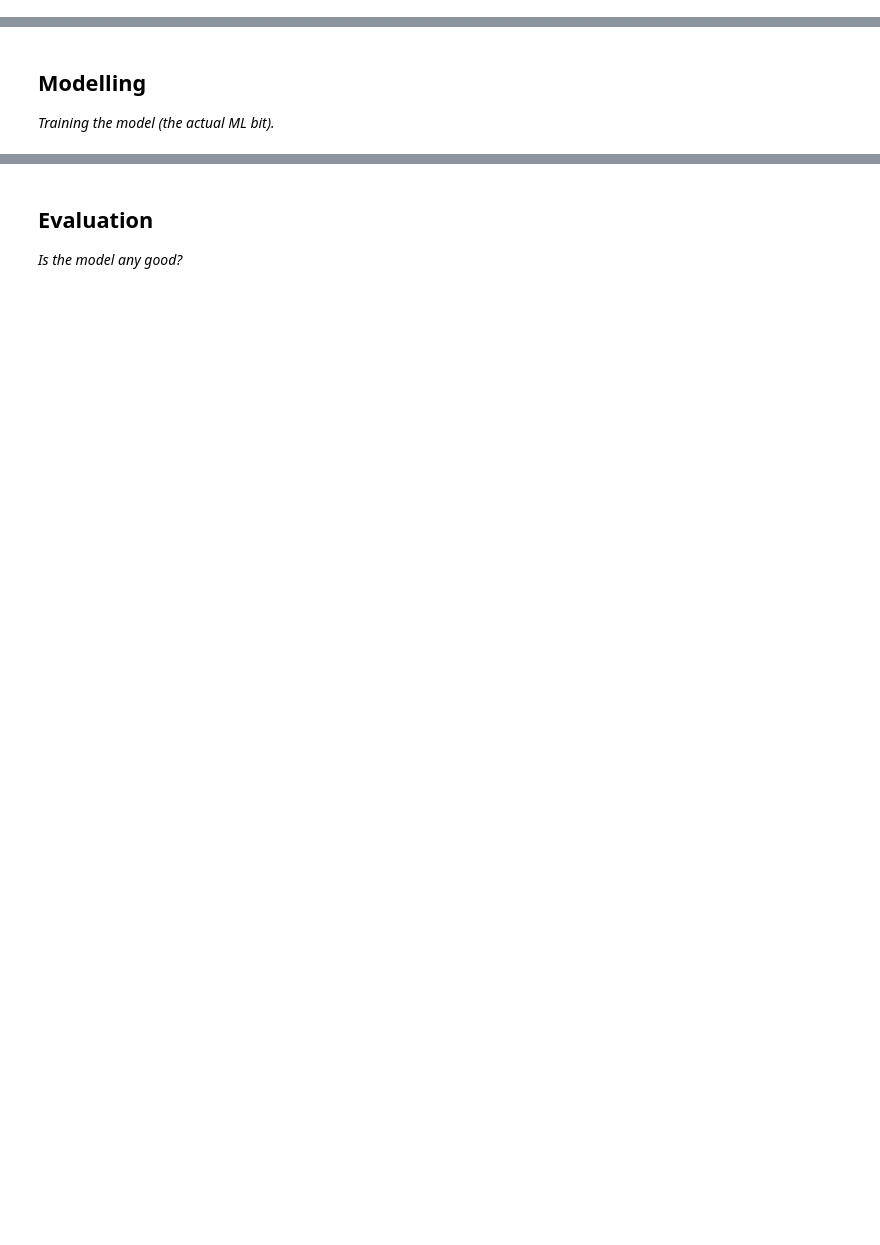
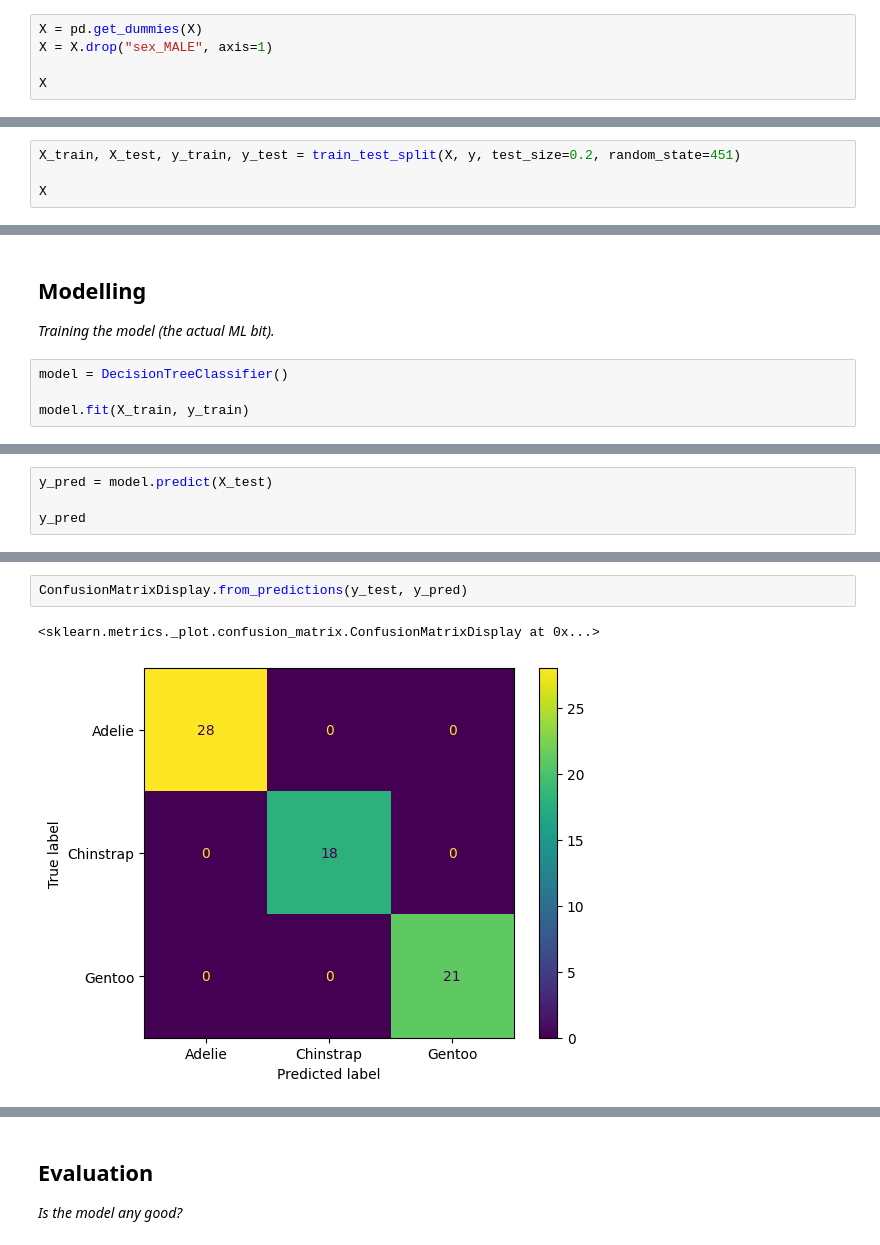
Before and after one commit to Annie-EXE/Machine-Learning-Workshop-Penguin-Data, a Jupyter notebook: ml.ipynb, the cells around one changed output, grey strips where cells are left out. Cells and saved outputs as stored; diff of their text form; blank space fills up the shorter version.

```diff
--- a/ml.ipynb
+++ b/ml.ipynb
@@ -43,0 +90,5 @@ sns.scatterplot(data=penguins, x="body_mass_g", y="flipper_length_mm", hue="spec
+# %%
+X = pd.get_dummies(X)
+X = X.drop("sex_MALE", axis=1)
+
+X
@@ -43,0 +109,4 @@ sns.scatterplot(data=penguins, x="body_mass_g", y="flipper_length_mm", hue="spec
+# %%
+X_train, X_test, y_train, y_test = train_test_split(X, y, test_size=0.2, random_state=451)
+
+X
@@ -45,3 +128,7 @@ sns.scatterplot(data=penguins, x="body_mass_g", y="flipper_length_mm", hue="spec
 ## Modelling
 
 *Training the model (the actual ML bit).*
+# %%
+model = DecisionTreeClassifier()
+
+model.fit(X_train, y_train)
@@ -47,0 +137,4 @@ sns.scatterplot(data=penguins, x="body_mass_g", y="flipper_length_mm", hue="spec
+# %%
+y_pred = model.predict(X_test)
+
+y_pred
@@ -47,0 +169,5 @@ sns.scatterplot(data=penguins, x="body_mass_g", y="flipper_length_mm", hue="spec
+# %%
+ConfusionMatrixDisplay.from_predictions(y_test, y_pred)
+# %% [output]
+<sklearn.metrics._plot.confusion_matrix.ConfusionMatrixDisplay at 0x...>
+[figure, added]
```
Also changed, not shown: parts of 15 cells of this notebook, 1 other file.
